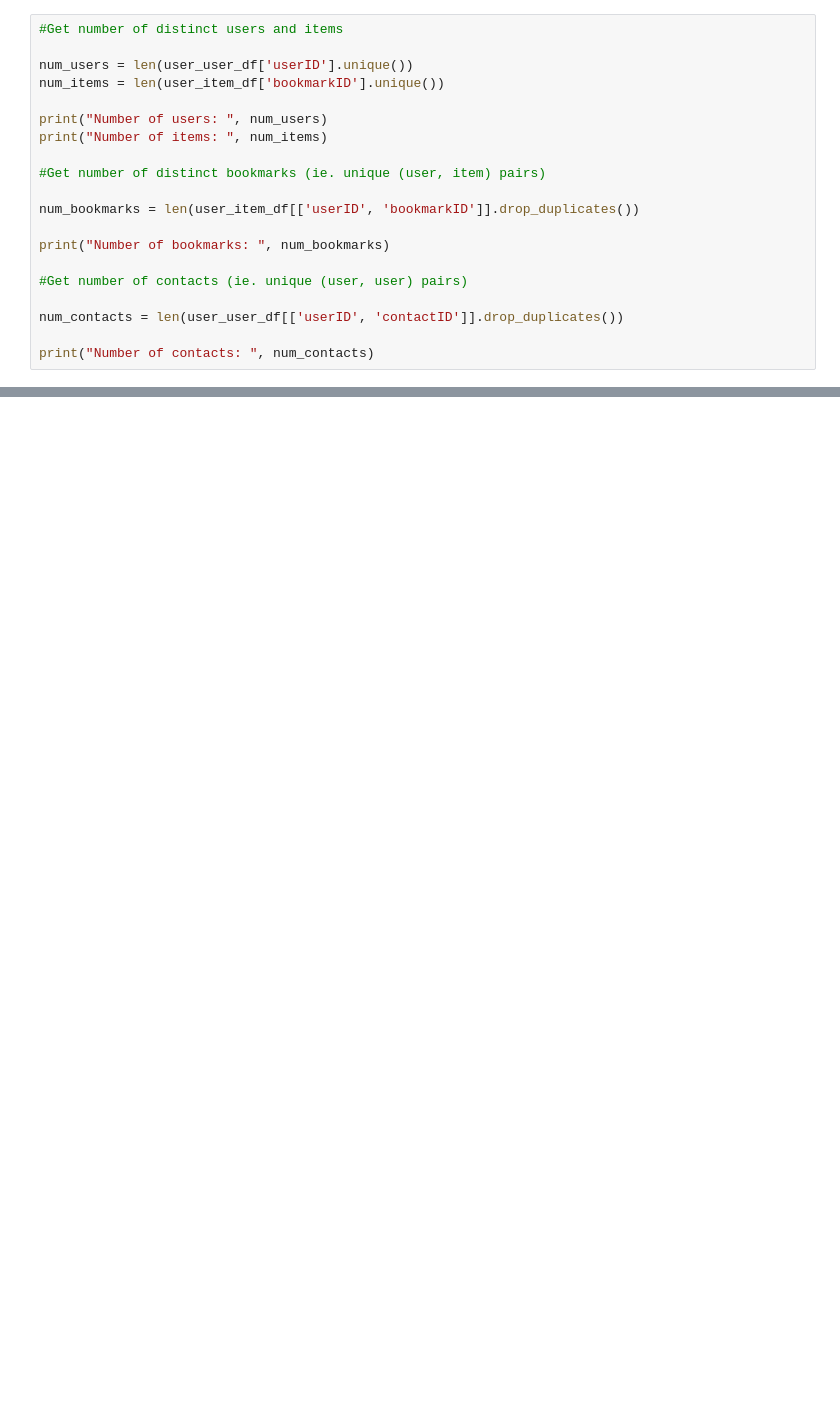
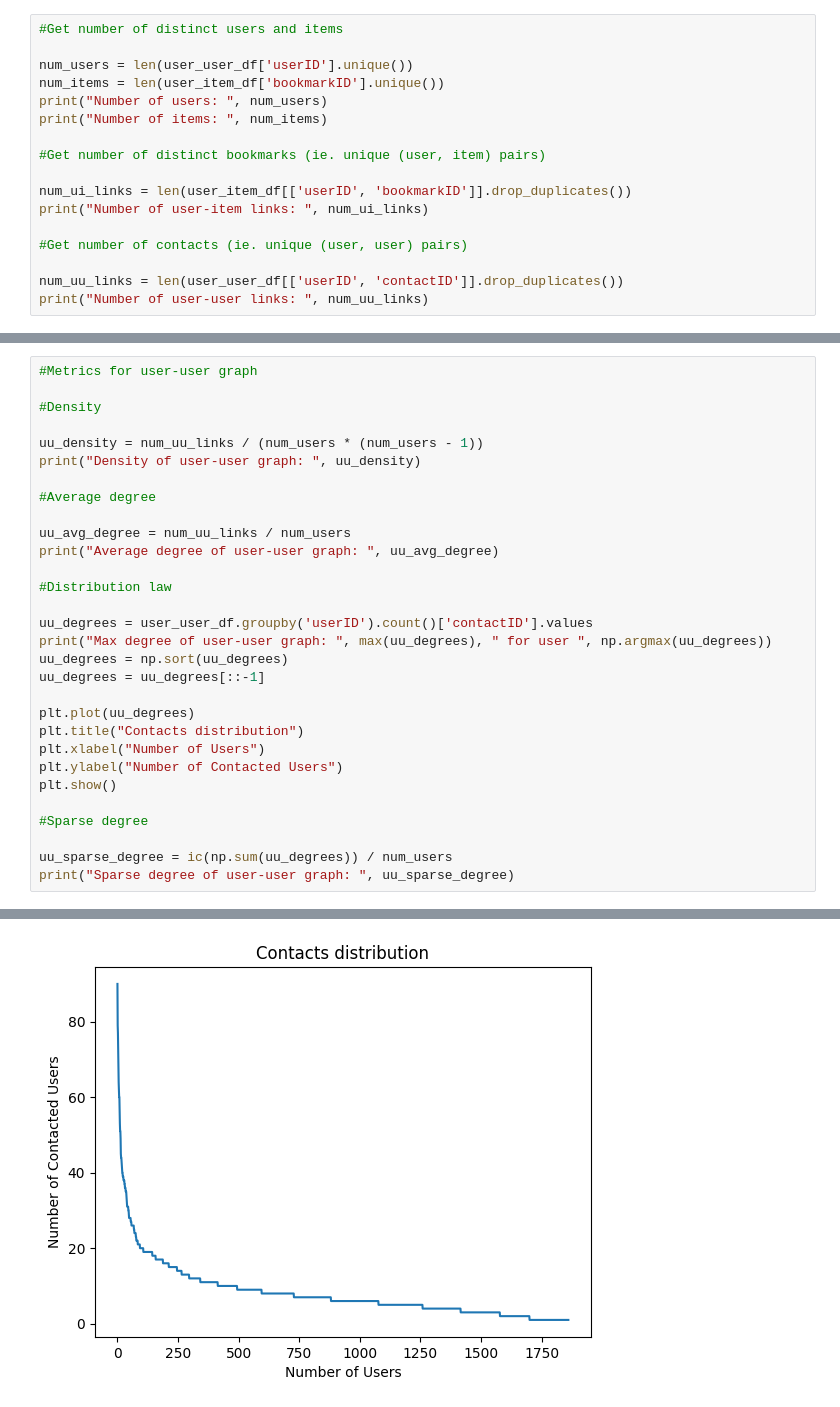
Before and after one commit to hgdly/Project-SocRec, a Jupyter notebook: analyse_delicious.ipynb, the cells around one changed output, grey strips where cells are left out. Drawn from its saved outputs; the diff is of its cells as text; blank space fills up the shorter version.

Commit message:
Added density, average degree and distrib. law

```diff
--- a/analyse_delicious.ipynb
+++ b/analyse_delicious.ipynb
@@ -28,21 +37,18 @@ print(user_item_df.head())
 
 num_users = len(user_user_df['userID'].unique())
 num_items = len(user_item_df['bookmarkID'].unique())
-
 print("Number of users: ", num_users)
 print("Number of items: ", num_items)
 
 #Get number of distinct bookmarks (ie. unique (user, item) pairs)
 
-num_bookmarks = len(user_item_df[['userID', 'bookmarkID']].drop_duplicates())
-
-print("Number of bookmarks: ", num_bookmarks)
+num_ui_links = len(user_item_df[['userID', 'bookmarkID']].drop_duplicates())
+print("Number of user-item links: ", num_ui_links)
 
 #Get number of contacts (ie. unique (user, user) pairs)
 
-num_contacts = len(user_user_df[['userID', 'contactID']].drop_duplicates())
-
-print("Number of contacts: ", num_contacts)
+num_uu_links = len(user_user_df[['userID', 'contactID']].drop_duplicates())
+print("Number of user-user links: ", num_uu_links)
 # %% [output]
 Number of users:  1861
 Number of items:  69223
@@ -50,0 +57,31 @@ Number of contacts:  15328
+# %%
+#Metrics for user-user graph
+
+#Density
+
+uu_density = num_uu_links / (num_users * (num_users - 1))
+print("Density of user-user graph: ", uu_density)
+
+#Average degree
+
+uu_avg_degree = num_uu_links / num_users
+print("Average degree of user-user graph: ", uu_avg_degree)
+
+#Distribution law
+
+uu_degrees = user_user_df.groupby('userID').count()['contactID'].values
+print("Max degree of user-user graph: ", max(uu_degrees), " for user ", np.argmax(uu_degrees))
+uu_degrees = np.sort(uu_degrees)
+uu_degrees = uu_degrees[::-1]
+
+plt.plot(uu_degrees)
+plt.title("Contacts distribution")
+plt.xlabel("Number of Users")
+plt.ylabel("Number of Contacted Users")
+plt.show()
+
+#Sparse degree
+
+uu_sparse_degree = ic(np.sum(uu_degrees)) / num_users
+print("Sparse degree of user-user graph: ", uu_sparse_degree)
+# %% [output]
@@ -50,0 +91 @@ Number of contacts:  15328
+[figure, added]
```
Also changed, not shown: parts of 4 cells of this notebook.
